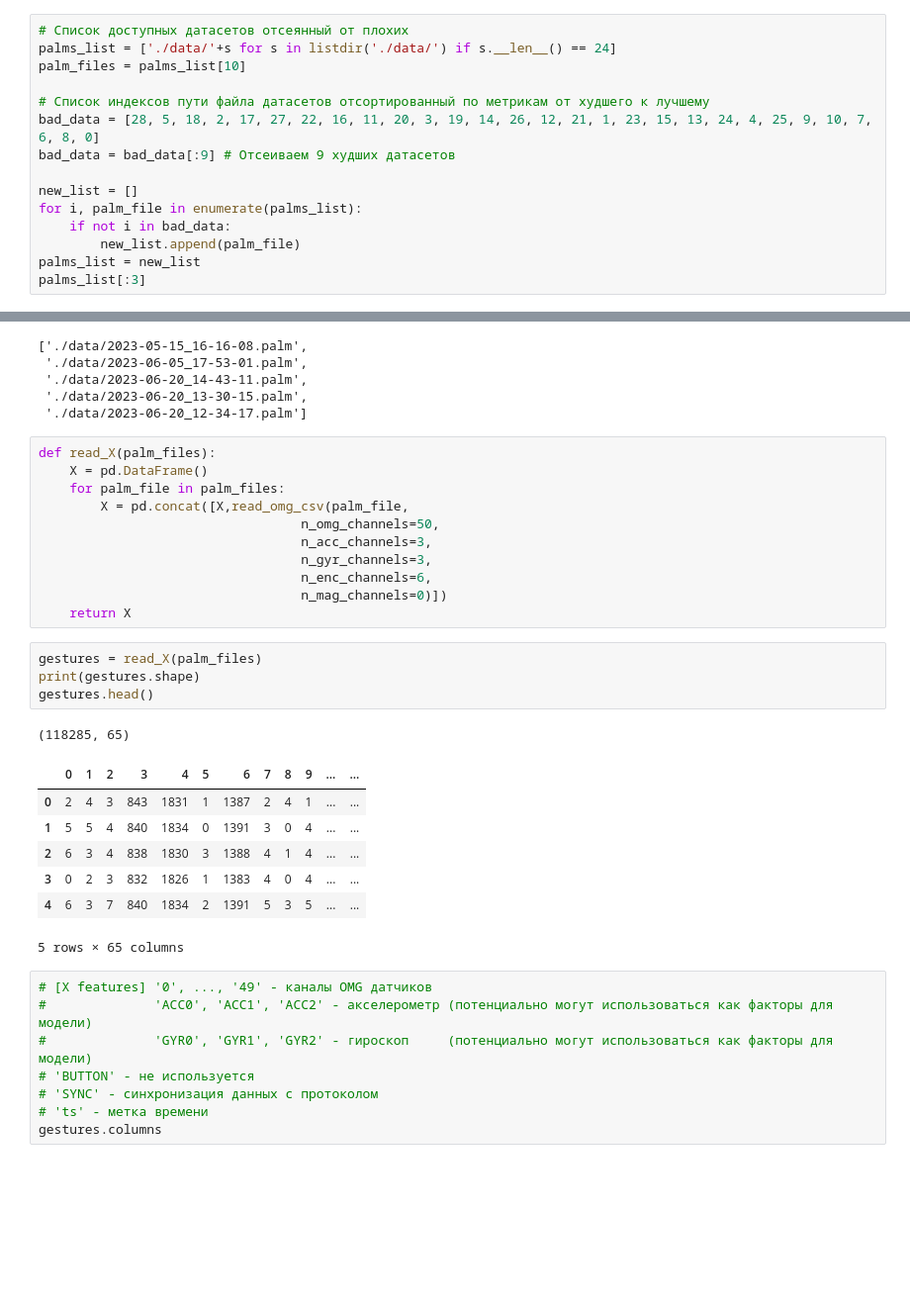
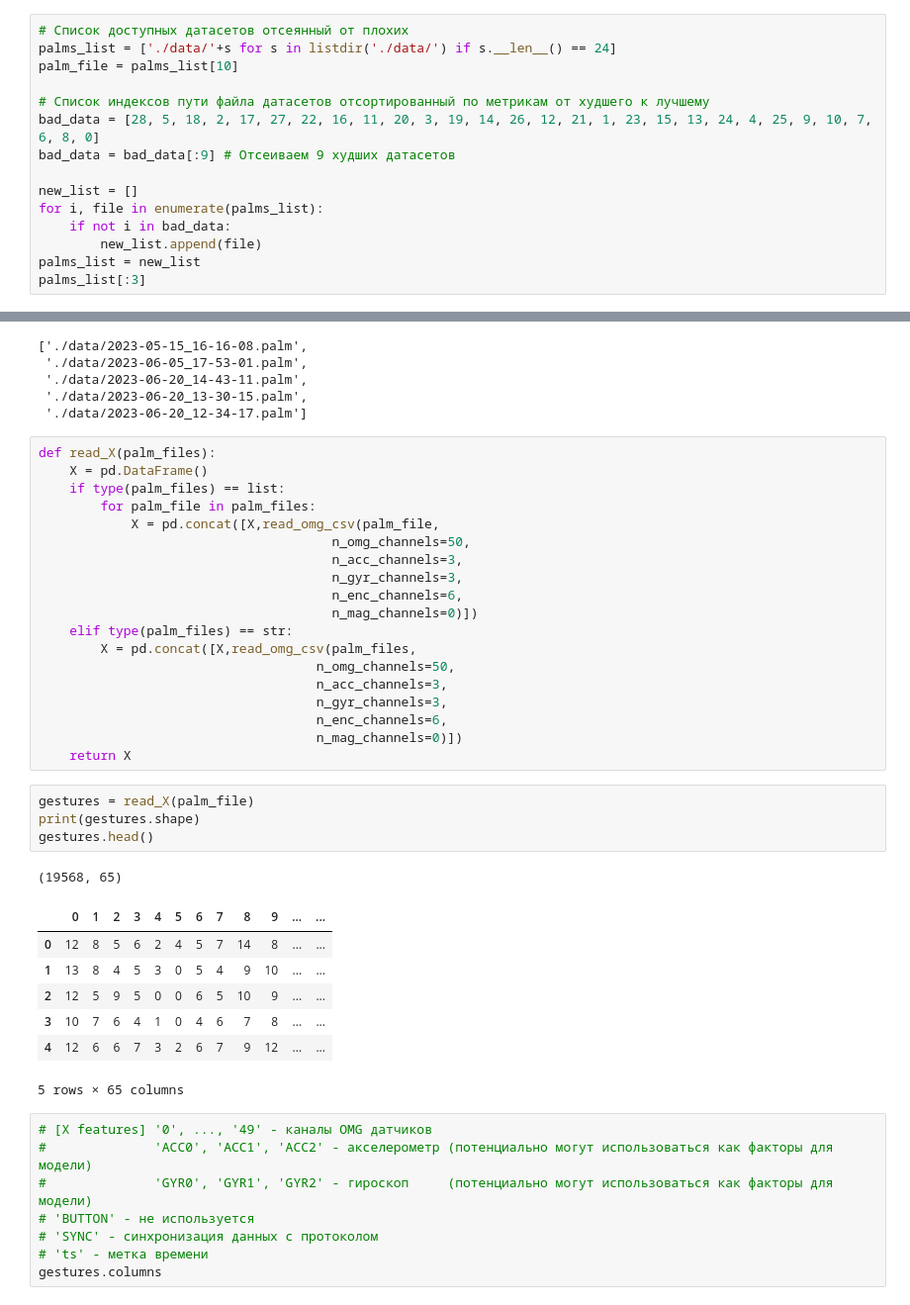
Before and after one commit to DenisBaburin/motorika_internship_team2, a Jupyter notebook: main.ipynb, the cells around one changed output, grey strips where cells are left out. Shown at 99% size. Drawn from its saved outputs; the diff is of its cells as text; blank space fills up the shorter version.

```diff
--- a/main.ipynb
+++ b/main.ipynb
@@ -133,16 +137,16 @@ model — model of data
 # %%
 # Список доступных датасетов отсеянный от плохих
 palms_list = ['./data/'+s for s in listdir('./data/') if s.__len__() == 24]
-palm_files = palms_list[10]
+palm_file = palms_list[10]
 
 # Список индексов пути файла датасетов отсортированный по метрикам от худшего к лучшему
 bad_data = [28, 5, 18, 2, 17, 27, 22, 16, 11, 20, 3, 19, 14, 26, 12, 21, 1, 23, 15, 13, 24, 4, 25, 9, 10, 7, 6, 8, 0]
 bad_data = bad_data[:9] # Отсеиваем 9 худших датасетов
 
 new_list = []
-for i, palm_file in enumerate(palms_list):
+for i, file in enumerate(palms_list):
     if not i in bad_data:
-        new_list.append(palm_file)
+        new_list.append(file)
 palms_list = new_list
 palms_list[:3]
 # %% [output]
@@ -178,26 +182,34 @@ palm_files
 # %%
 def read_X(palm_files):
     X = pd.DataFrame()
-    for palm_file in palm_files:
-        X = pd.concat([X,read_omg_csv(palm_file,
-                                  n_omg_channels=50,
-                                  n_acc_channels=3,
-                                  n_gyr_channels=3,
-                                  n_enc_channels=6,
-                                  n_mag_channels=0)])
+    if type(palm_files) == list:
+        for palm_file in palm_files:
+            X = pd.concat([X,read_omg_csv(palm_file,
+                                      n_omg_channels=50,
+                                      n_acc_channels=3,
+                                      n_gyr_channels=3,
+                                      n_enc_channels=6,
+                                      n_mag_channels=0)])
+    elif type(palm_files) == str:
+        X = pd.concat([X,read_omg_csv(palm_files,
+                                    n_omg_channels=50,
+                                    n_acc_channels=3,
+                                    n_gyr_channels=3,
+                                    n_enc_channels=6,
+                                    n_mag_channels=0)])
     return X
 # %%
-gestures = read_X(palm_files)
+gestures = read_X(palm_file)
 print(gestures.shape)
 gestures.head()
 # %% [output]
-(118285, 65)
+(19568, 65)
 |  | 0 | 1 | 2 | 3 | 4 | 5 | 6 | 7 | 8 | 9 | ... | ... |
-| 0 | 2 | 4 | 3 | 843 | 1831 | 1 | 1387 | 2 | 4 | 1 | ... | ... |
-| 1 | 5 | 5 | 4 | 840 | 1834 | 0 | 1391 | 3 | 0 | 4 | ... | ... |
-| 2 | 6 | 3 | 4 | 838 | 1830 | 3 | 1388 | 4 | 1 | 4 | ... | ... |
-| 3 | 0 | 2 | 3 | 832 | 1826 | 1 | 1383 | 4 | 0 | 4 | ... | ... |
-| 4 | 6 | 3 | 7 | 840 | 1834 | 2 | 1391 | 5 | 3 | 5 | ... | ... |
+| 0 | 12 | 8 | 5 | 6 | 2 | 4 | 5 | 7 | 14 | 8 | ... | ... |
+| 1 | 13 | 8 | 4 | 5 | 3 | 0 | 5 | 4 | 9 | 10 | ... | ... |
+| 2 | 12 | 5 | 9 | 5 | 0 | 0 | 6 | 5 | 10 | 9 | ... | ... |
+| 3 | 10 | 7 | 6 | 4 | 1 | 0 | 4 | 6 | 7 | 8 | ... | ... |
+| 4 | 12 | 6 | 6 | 7 | 3 | 2 | 6 | 7 | 9 | 12 | ... | ... |
 5 rows × 65 columns
 # %%
 # [X features] '0', ..., '49' - каналы OMG датчиков
```
Also changed, not shown: parts of 6 cells of this notebook.
